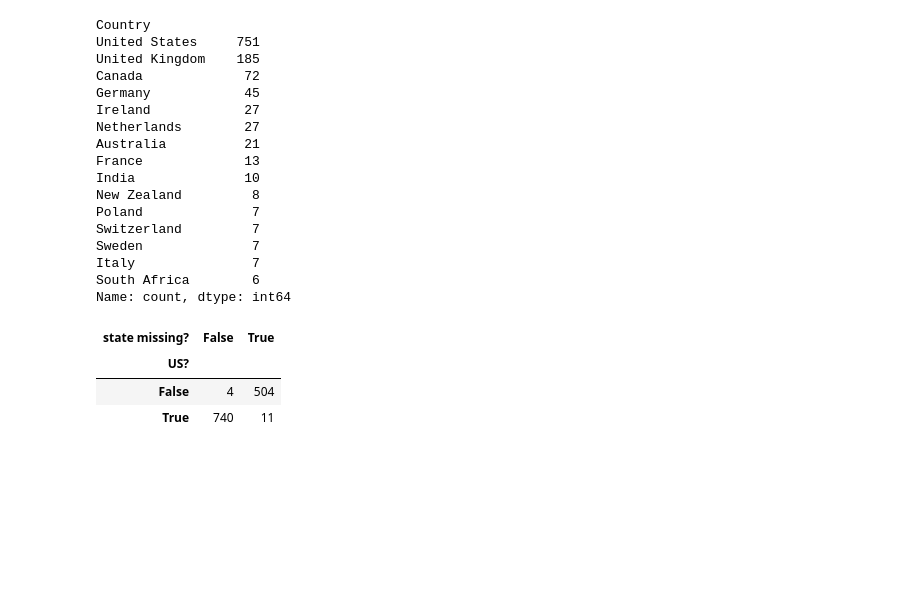
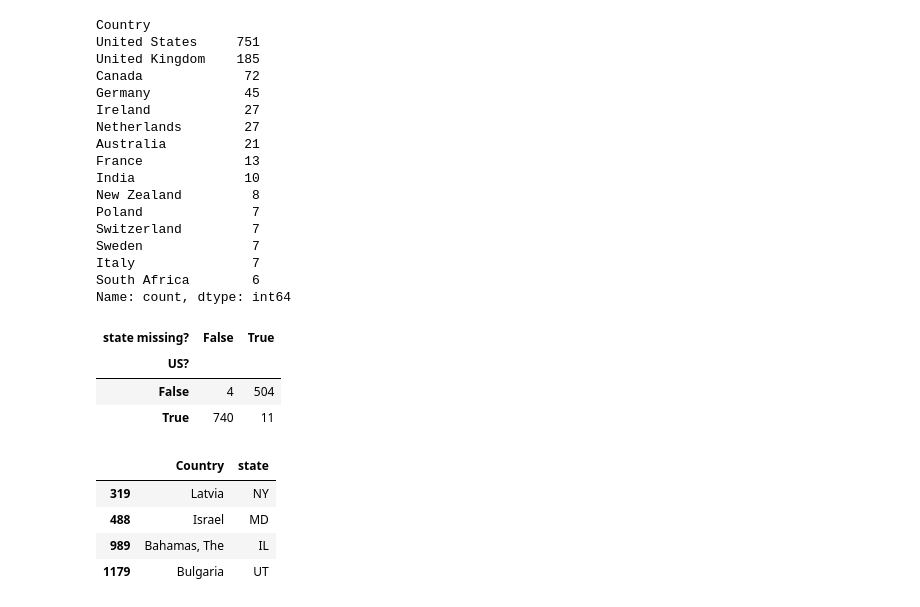
Before and after one commit to emmakatz06/ds-fall-project-2026, a Jupyter notebook: notebooks/01_data_cleaning.ipynb, the cells around one changed output. Drawn from its saved outputs; the diff is of its cells as text; code cells hidden in the pictures; blank space fills up the shorter version.

```diff
--- a/notebooks/01_data_cleaning.ipynb
+++ b/notebooks/01_data_cleaning.ipynb
@@ -191,3 +212,11 @@ pd.crosstab(is_us, df["state"].isna(), rownames=["US?"], colnames=["state missin
 | US? |  |  |
 | False | 4 | 504 |
 | True | 740 | 11 |
+# %%
+df.loc[~is_us & df["state"].notna(), ["Country", "state"]]
+# %% [output]
+|  | Country | state |
+| 319 | Latvia | NY |
+| 488 | Israel | MD |
+| 989 | Bahamas, The | IL |
+| 1179 | Bulgaria | UT |
```
Also changed, not shown: parts of 20 cells of this notebook, 1 other file.
